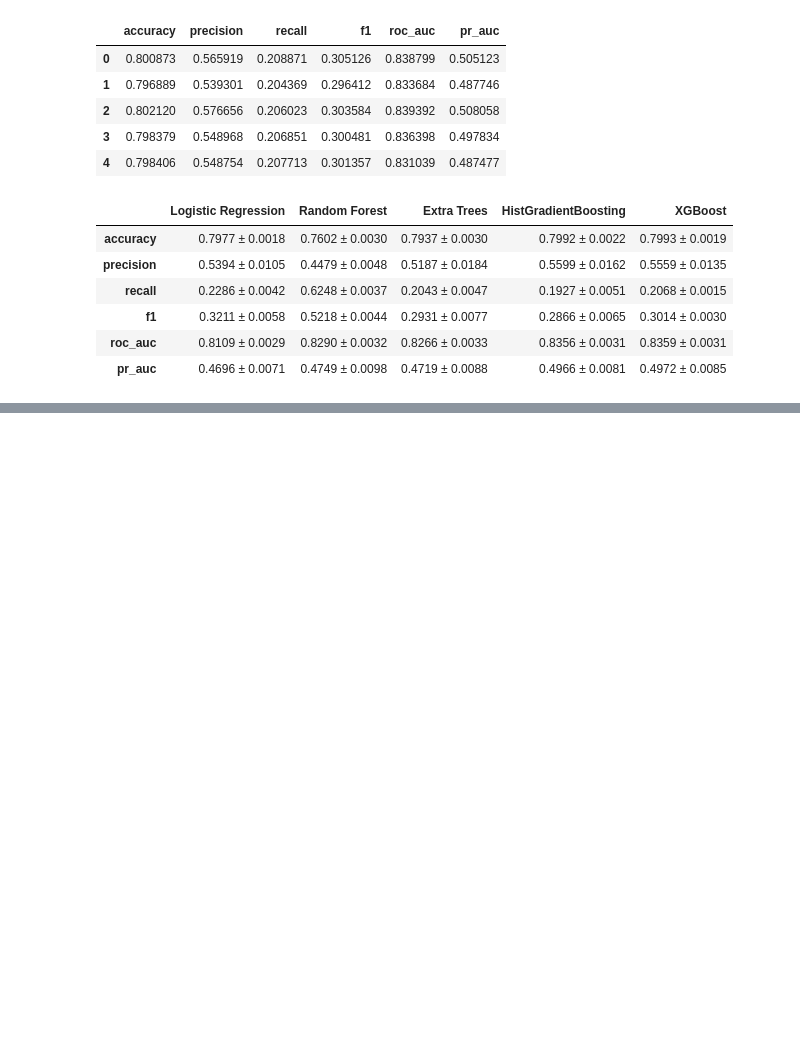
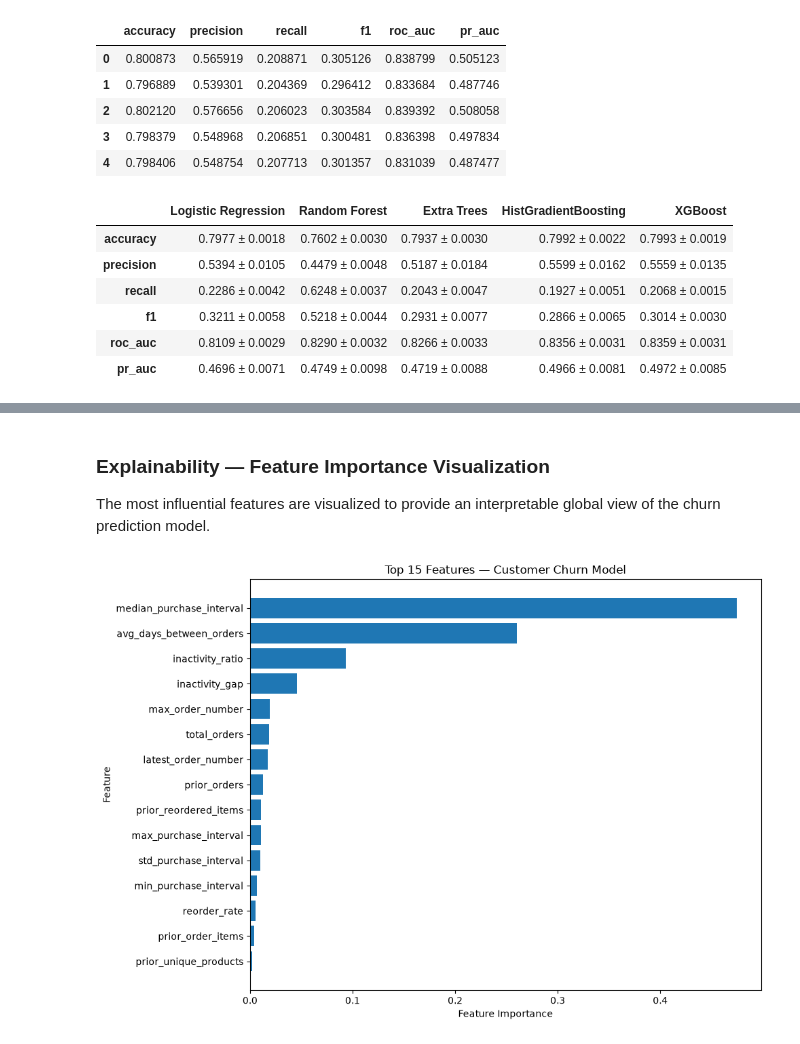
Before and after one commit to annnuspeaks/the-enterprise-ai-decision-intelligence-platform, a Jupyter notebook: ml/model_02_customer_churn/notebooks/10_model_comparison.ipynb, the cells around one changed output, grey strips where cells are left out. Saved outputs shown, nothing was run; the diff lists cells and outputs as text; code cells hidden in the pictures; blank space fills up the shorter version.

```diff
--- a/ml/model_02_customer_churn/notebooks/10_model_comparison.ipynb
+++ b/ml/model_02_customer_churn/notebooks/10_model_comparison.ipynb
@@ -804,0 +1870,8 @@ cv_results
+# %%
+# Randomized Search
+# Expected workload: 6 configurations × 3 folds = 18 fits
+
+rf_random_search.fit(
+    X_tune,
+    y_tune,
+)
@@ -804,0 +1931,12 @@ cv_results
+# %%
+from sklearn.base import clone
+
+tuned_rf_pipeline = clone(rf_tuning_pipeline).set_params(
+    **best_rf_params,
+    model__n_jobs=-1,
+)
+
+tuned_rf_pipeline.fit(
+    X_train,
+    y_train,
+)
@@ -804,0 +2883,32 @@ cv_results
+# %% [markdown]
+### Explainability — Feature Importance Visualization
+
+The most influential features are visualized to provide an interpretable global view of the churn prediction model.
+# %%
+# ============================================================
+# Explainability — Feature Importance Visualization
+# ============================================================
+
+import matplotlib.pyplot as plt
+
+top_features = (
+    explainability_df
+    .head(15)
+    .sort_values("Importance")
+)
+
+plt.figure(figsize=(10, 7))
+
+plt.barh(
+    top_features["Feature"],
+    top_features["Importance"]
+)
+
+plt.xlabel("Feature Importance")
+plt.ylabel("Feature")
+plt.title("Top 15 Features — Customer Churn Model")
+
+plt.tight_layout()
+plt.show()
+# %% [output]
+[figure, added]
```
Also changed, not shown: parts of 101 cells of this notebook, 8 other files.
